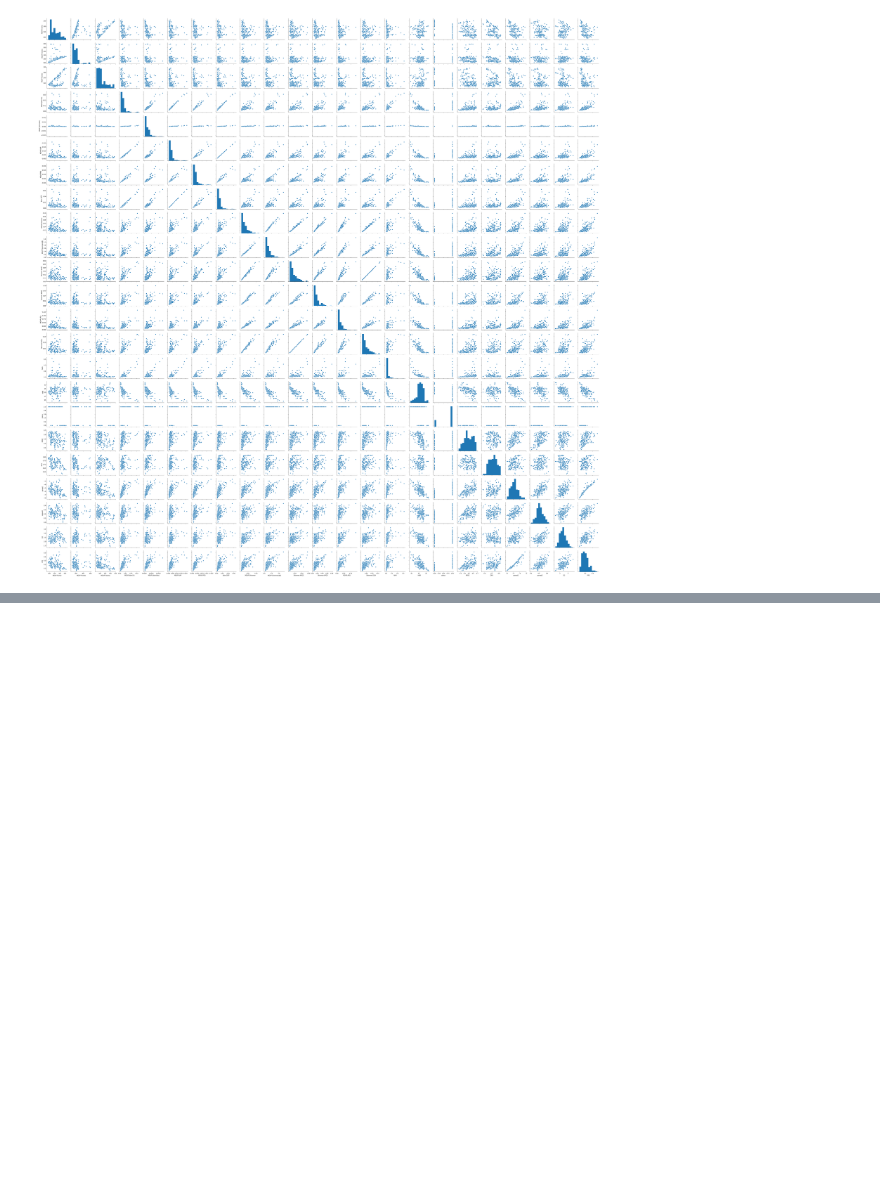
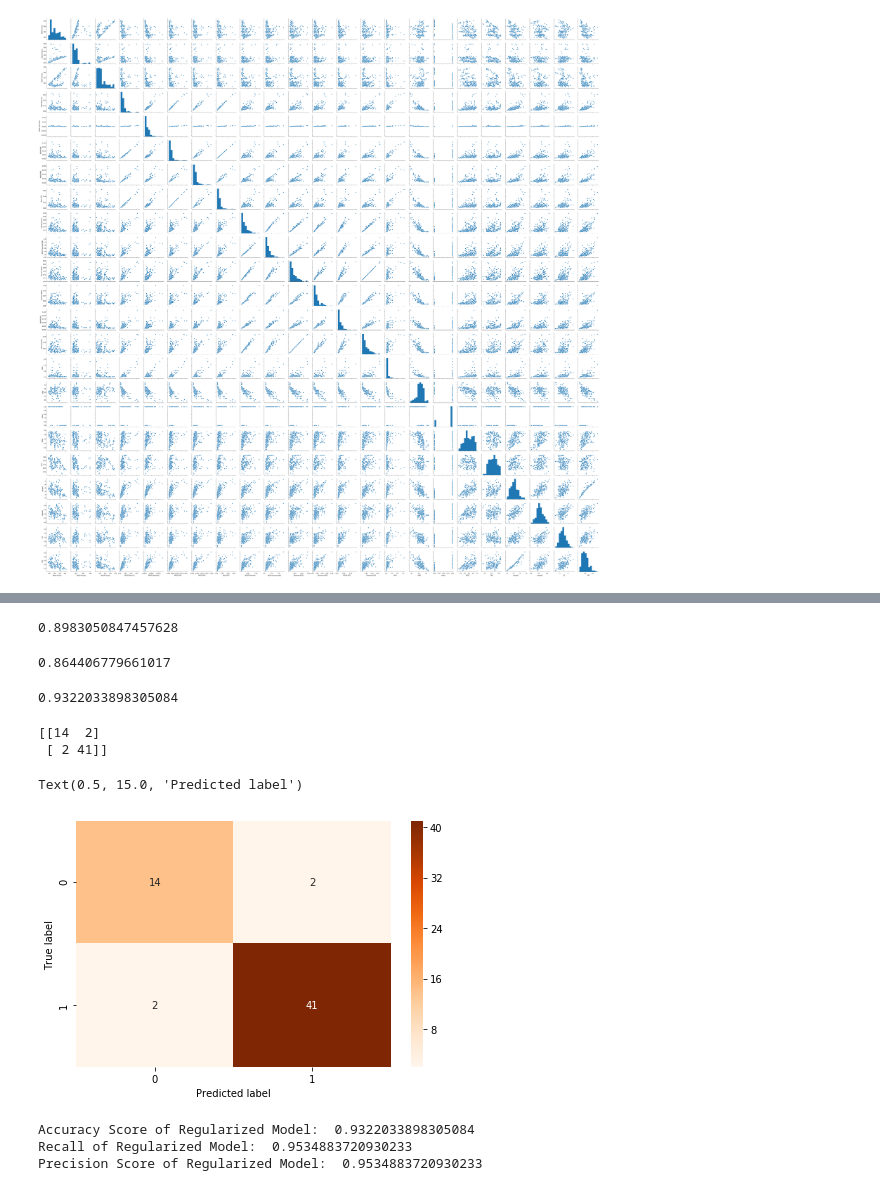
Before and after one commit to GreatLearningAIML1/bangalore-aug19-batch-pavan88, a Jupyter notebook: R4_EnsembleTechnologies_ExternalProject.ipynb, the cells around one changed output, grey strips where cells are left out. Drawn from its saved outputs; the diff is of its cells as text; code cells hidden in the pictures; blank space fills up the shorter version.

```diff
--- a/R4_EnsembleTechnologies_ExternalProject.ipynb
+++ b/R4_EnsembleTechnologies_ExternalProject.ipynb
@@ -242,7 +246,11 @@ sns.pairplot(parkinson_data)
 # %%
 from sklearn.model_selection import train_test_split
 
-X = parkinson_data.drop(['name', 'status'], axis= 1)
+X = parkinson_data.drop(['status'], axis= 1)
 y = parkinson_data['status']
 
 X_train, X_test, y_train, y_test = train_test_split(X, y, test_size=.30, random_state=10)
+print('X_train',X_train.shape)
+print('X_test',X_test.shape)
+print('y_train',y_train.shape)
+print('y_test',y_test.shape)
@@ -301,0 +332,43 @@ Text(0.5, 15.0, 'Predicted label')
+# %%
+reg_dt_model = DecisionTreeClassifier(criterion = 'entropy', max_depth = 2, min_samples_leaf= 4)
+reg_dt_model.fit(X_train, y_train)
+reg_y_pred_d2_l4 = reg_dt_model.predict(X_test)
+reg_dt_model.score(X_test , y_test)
+# %% [output]
+0.8983050847457628
+# %%
+reg_dt_model = DecisionTreeClassifier(criterion = 'entropy', max_depth = 3, min_samples_leaf= 4)
+reg_dt_model.fit(X_train, y_train)
+reg_y_pred_d3_l5 = reg_dt_model.predict(X_test)
+reg_dt_model.score(X_test , y_test)
+# %% [output]
+0.864406779661017
+# %%
+reg_dt_model = DecisionTreeClassifier(criterion = 'entropy', max_depth = 5, min_samples_leaf= 4)
+reg_dt_model.fit(X_train, y_train)
+reg_y_pred_d5_l5 = reg_dt_model.predict(X_test)
+reg_dt_model.score(X_test , y_test)
+# %% [output]
+0.9322033898305084
+# %%
+reg_conf_matrix = metrics.confusion_matrix(y_test, reg_y_pred_d5_l5)
+print(reg_conf_matrix)
+sns.heatmap(reg_conf_matrix,cmap = 'Oranges', annot=True, fmt='g')
+plt.tight_layout()
+plt.ylabel('True label')
+plt.xlabel('Predicted label')
+# %% [output]
+[[14  2]
+ [ 2 41]]
+Text(0.5, 15.0, 'Predicted label')
+[figure, added]
+# %%
+print("Accuracy Score of Regularized Model: ", accuracy_score(y_test, reg_y_pred_d5_l5))
+
+print("Recall of Regularized Model: ", recall_score(y_test, reg_y_pred_d5_l5))
+
+print("Precision Score of Regularized Model: ", precision_score(y_test, reg_y_pred_d5_l5))
+# %% [output]
+Accuracy Score of Regularized Model:  0.9322033898305084
+Recall of Regularized Model:  0.9534883720930233
+Precision Score of Regularized Model:  0.9534883720930233
```
Also changed, not shown: parts of 16 cells of this notebook.
